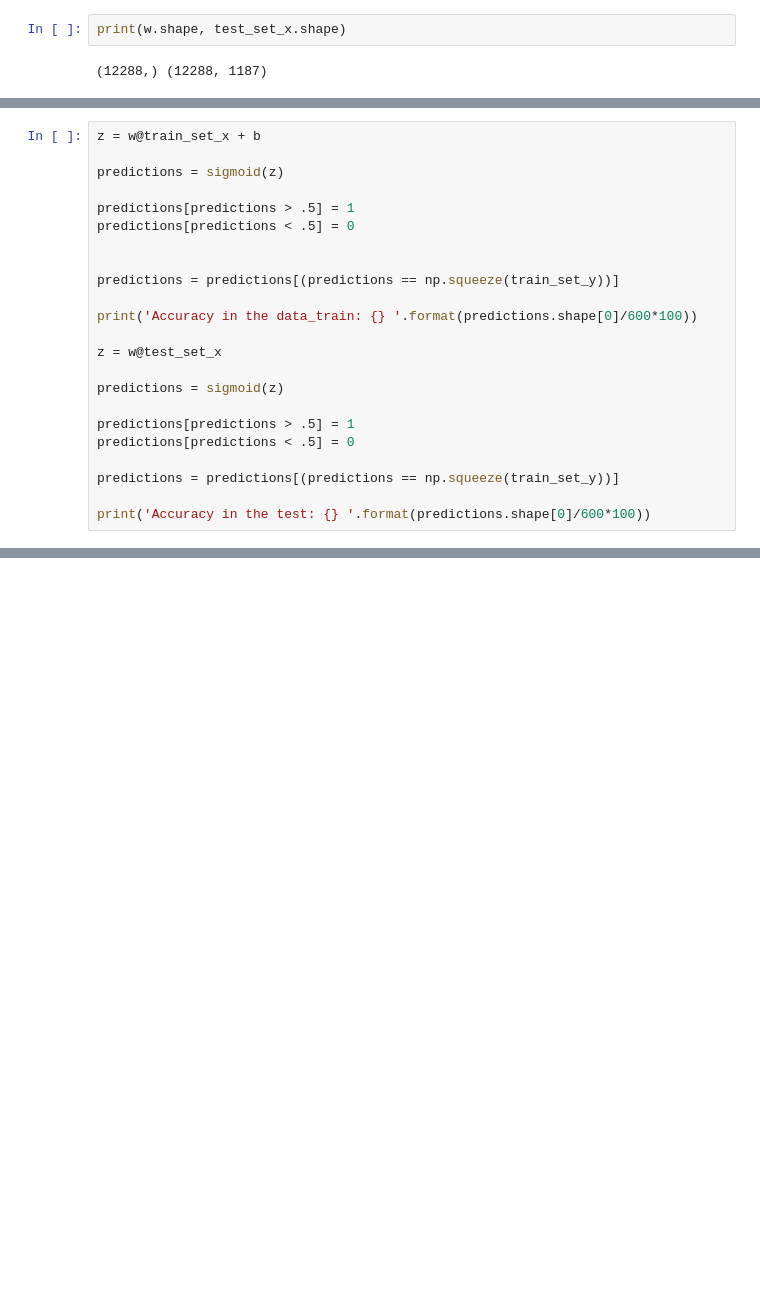
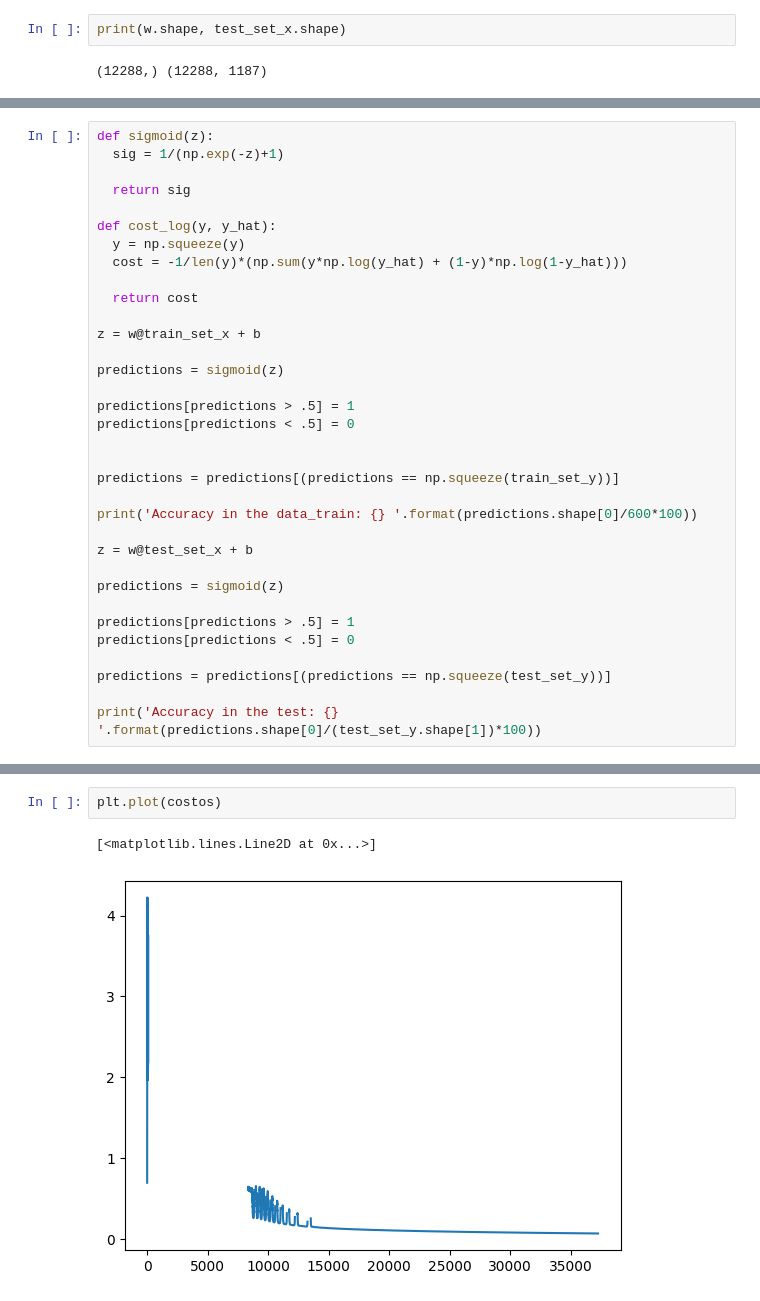
Before and after one commit to DCI-alxogm/ml2023-PotterSR, a Jupyter notebook: Nov3-4/LogisticReg.ipynb, the cells around one changed output, grey strips where cells are left out. Cells and saved outputs as stored; diff of their text form; blank space fills up the shorter version.

```diff
--- a/Nov3-4/LogisticReg.ipynb
+++ b/Nov3-4/LogisticReg.ipynb
@@ -170,4 +184,15 @@ plt.plot(costos)
 # %%
+def sigmoid(z):
+  sig = 1/(np.exp(-z)+1)
+
+  return sig
+
+def cost_log(y, y_hat):
+  y = np.squeeze(y)
+  cost = -1/len(y)*(np.sum(y*np.log(y_hat) + (1-y)*np.log(1-y_hat)))
+
+  return cost
+
 z = w@train_set_x + b
 
 predictions = sigmoid(z)
@@ -180,14 +205,14 @@ predictions = predictions[(predictions == np.squeeze(train_set_y))]
 
 print('Accuracy in the data_train: {} '.format(predictions.shape[0]/600*100))
 
-z = w@test_set_x
+z = w@test_set_x + b
 
 predictions = sigmoid(z)
 
 predictions[predictions > .5] = 1
 predictions[predictions < .5] = 0
 
-predictions = predictions[(predictions == np.squeeze(train_set_y))]
+predictions = predictions[(predictions == np.squeeze(test_set_y))]
 
-print('Accuracy in the test: {} '.format(predictions.shape[0]/600*100))
+print('Accuracy in the test: {} '.format(predictions.shape[0]/(test_set_y.shape[1])*100))
 # %% [output]
@@ -195,0 +272,5 @@ Accuracy in the test: 0.0
+# %%
+plt.plot(costos)
+# %% [output]
+[<matplotlib.lines.Line2D at 0x...>]
+[figure, added]
```
Also changed, not shown: parts of 14 cells of this notebook.
